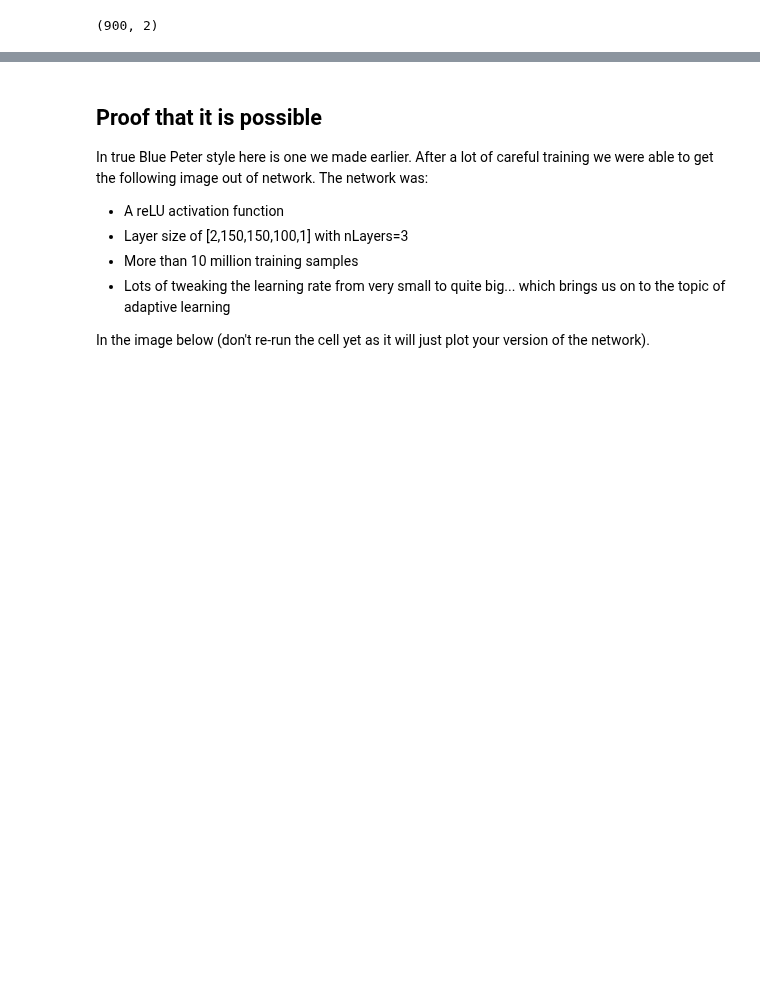
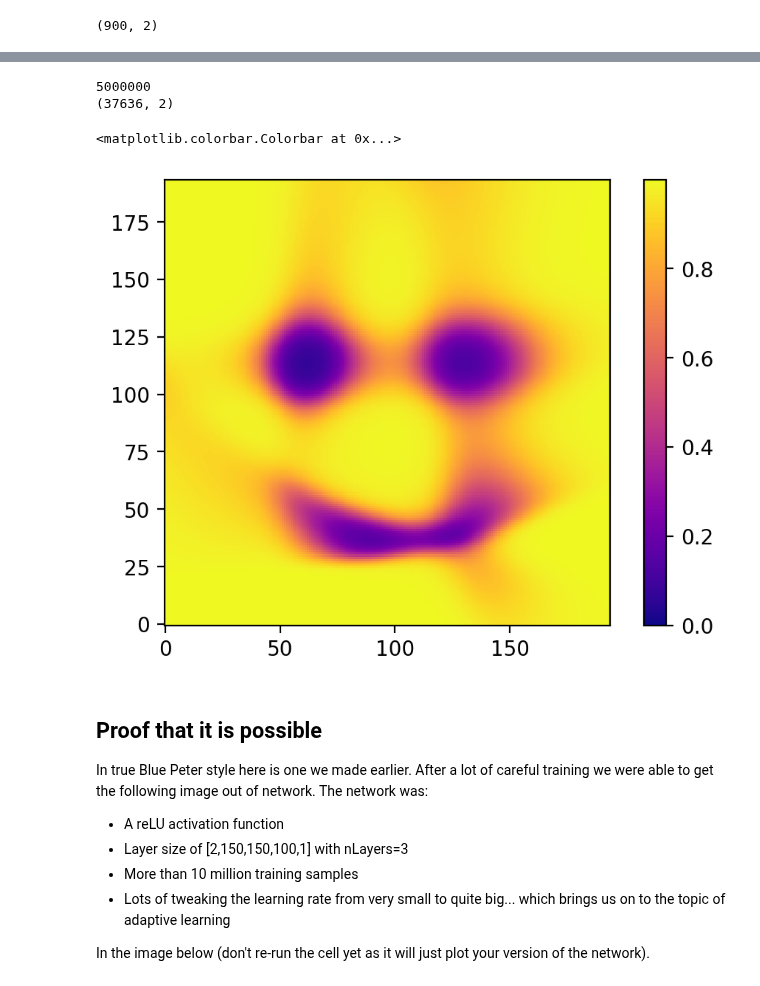
Before and after one commit to nichol77/mlForPhysicists, a Jupyter notebook: Week3/Week3_ImageCompression.ipynb, the cells around one changed output, grey strips where cells are left out. Drawn from its saved outputs; the diff is of its cells as text; code cells hidden in the pictures; blank space fills up the shorter version.

```diff
--- a/Week3/Week3_ImageCompression.ipynb
+++ b/Week3/Week3_ImageCompression.ipynb
@@ -280,3 +277,22 @@ print(samples_count)
+# %%
+print(samples_count)
+Npixels_Test=194 # do the test output on a low-res grid! (saves time)
+xrange=np.linspace(0,1,Npixels_Test)
+X0,X1=np.meshgrid(xrange,xrange)
+test_batchsize=np.shape(X0)[0]*np.shape(X0)[1]
+testsample=np.zeros([test_batchsize,2])
+testsample[:,0]=X0.flatten()
+testsample[:,1]=X1.flatten()
+print(testsample.shape)
+testoutput=myNN.network_forward(testsample)
+fig,ax = plt.subplots()
+img=ax.imshow(np.reshape(testoutput,np.shape(X0)),origin='lower',interpolation='nearest',vmin=0,cmap="plasma")
+fig.colorbar(img,ax=ax)
+# %% [output]
+5000000
+(37636, 2)
+<matplotlib.colorbar.Colorbar at 0x...>
+[figure, added]
 # %% [markdown]
 ## Proof that it is possible
 In true Blue Peter style here is one we made earlier. After a lot of careful training we were able to get the following image out of network. The network was:
```
Also changed, not shown: parts of 10 cells of this notebook.
